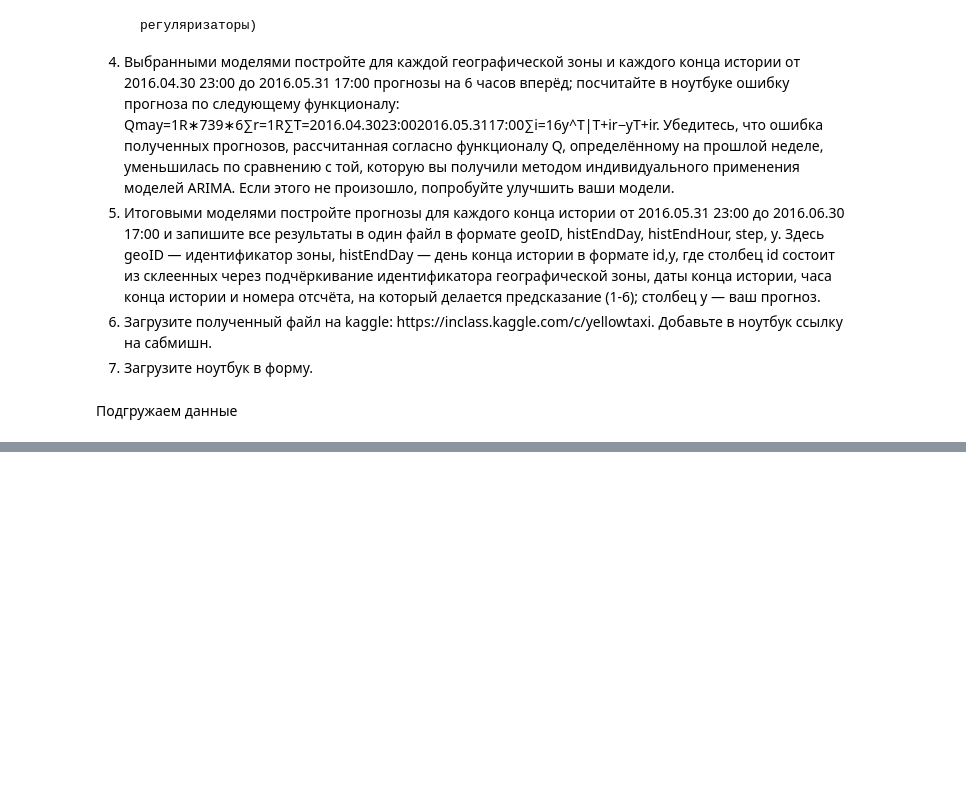
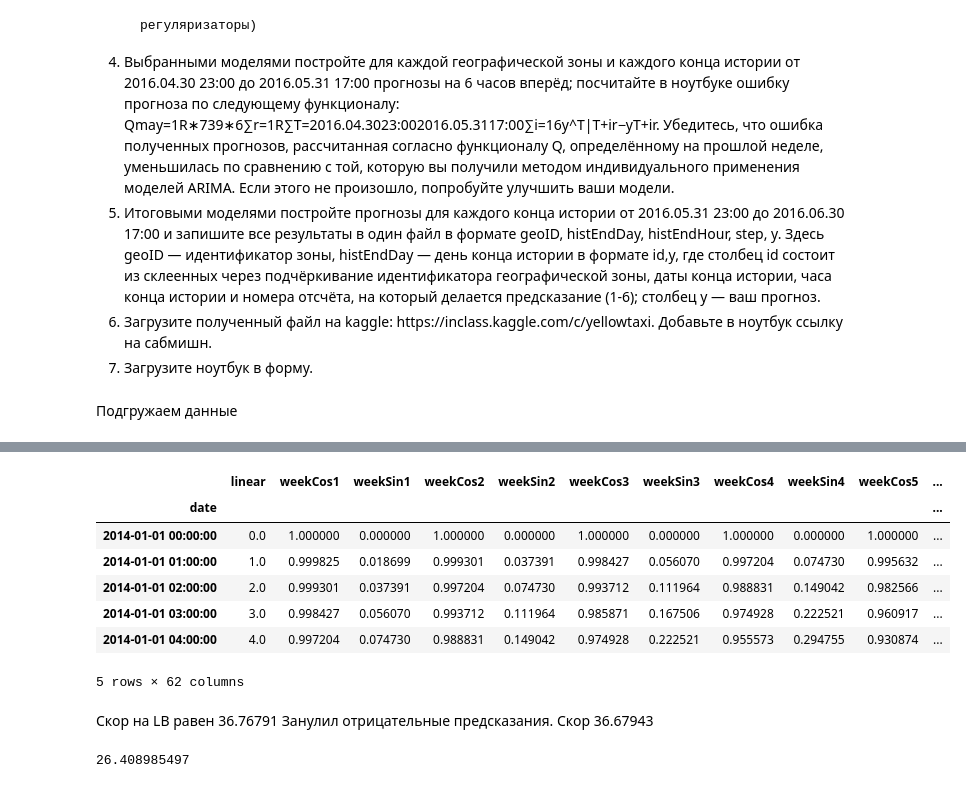
Before and after one commit to PhySci/projectNYtaxi, a Jupyter notebook: week5/week-5_load.ipynb, the cells around one changed output, grey strips where cells are left out. Drawn from its saved outputs; the diff is of its cells as text; code cells hidden in the pictures; blank space fills up the shorter version.

```diff
--- a/week5/week-5_load.ipynb
+++ b/week5/week-5_load.ipynb
@@ -243,0 +210,14 @@ df3.plot(y=['sum12'])
+# %%
+# create common features
+commonFeatures = getCommonFeature()
+commonFeatures.index.name = 'date'
+commonFeatures.head()
+# %% [output]
+|  | linear | weekCos1 | weekSin1 | weekCos2 | weekSin2 | weekCos3 | weekSin3 | weekCos4 | weekSin4 | weekCos5 | ... |
+| date |  |  |  |  |  |  |  |  |  |  | ... |
+| 2014-01-01 00:00:00 | 0.0 | 1.000000 | 0.000000 | 1.000000 | 0.000000 | 1.000000 | 0.000000 | 1.000000 | 0.000000 | 1.000000 | ... |
+| 2014-01-01 01:00:00 | 1.0 | 0.999825 | 0.018699 | 0.999301 | 0.037391 | 0.998427 | 0.056070 | 0.997204 | 0.074730 | 0.995632 | ... |
+| 2014-01-01 02:00:00 | 2.0 | 0.999301 | 0.037391 | 0.997204 | 0.074730 | 0.993712 | 0.111964 | 0.988831 | 0.149042 | 0.982566 | ... |
+| 2014-01-01 03:00:00 | 3.0 | 0.998427 | 0.056070 | 0.993712 | 0.111964 | 0.985871 | 0.167506 | 0.974928 | 0.222521 | 0.960917 | ... |
+| 2014-01-01 04:00:00 | 4.0 | 0.997204 | 0.074730 | 0.988831 | 0.149042 | 0.974928 | 0.222521 | 0.955573 | 0.294755 | 0.930874 | ... |
+5 rows × 62 columns
@@ -243,0 +276,3 @@ df3.plot(y=['sum12'])
+# %% [markdown]
+Скор на LB равен 36.76791
+Занулил отрицательные предсказания. Скор 36.67943
@@ -243,0 +321,4 @@ df3.plot(y=['sum12'])
+# %%
+calcMAE(df_res)
+# %% [output]
+26.408985497
```
Also changed, not shown: parts of 38 cells of this notebook, 1 other file.
